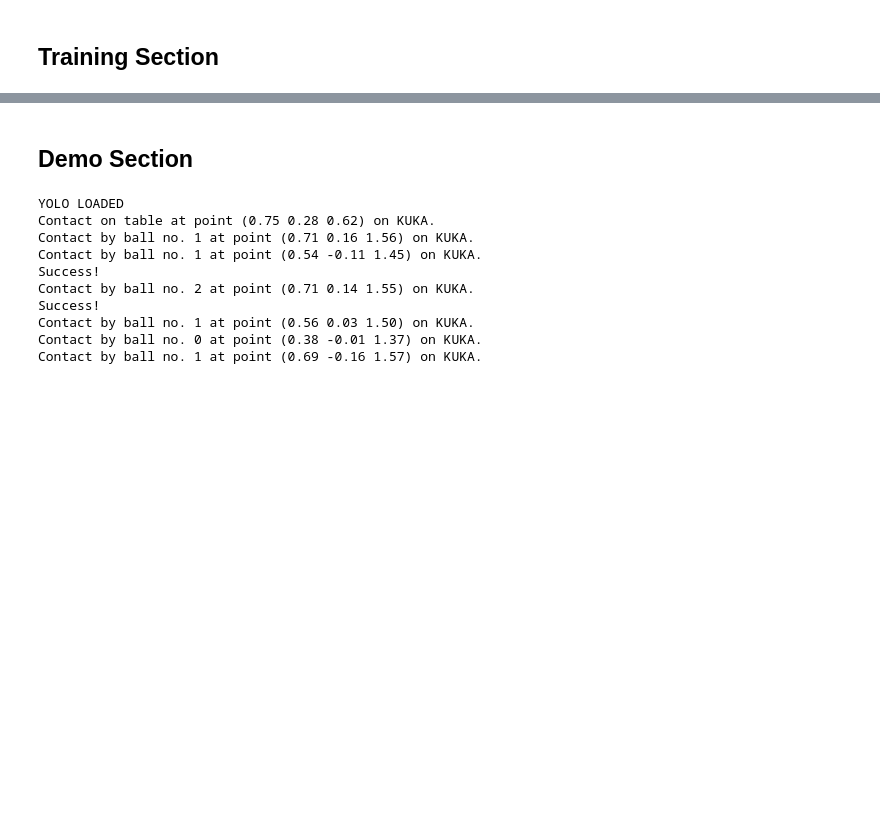
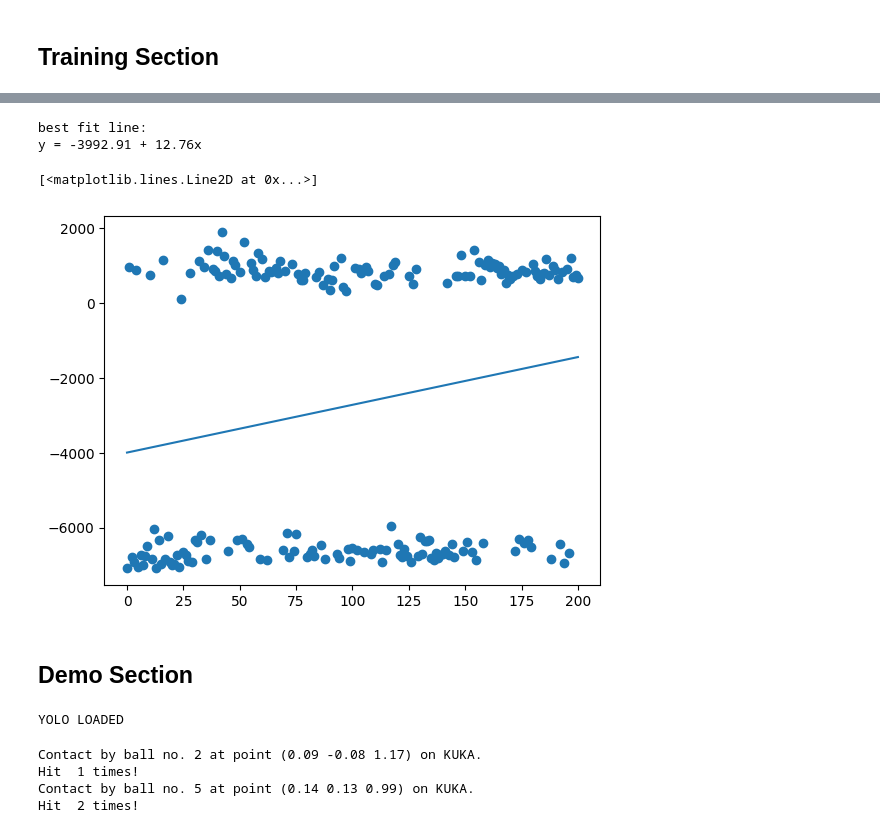
Before and after one commit to Chronat0s/AI-In-Robotics-Project, a Jupyter notebook: main.ipynb, the cells around one changed output, grey strips where cells are left out. Cells and saved outputs as stored; diff of their text form; code cells hidden in the pictures; blank space fills up the shorter version.

```diff
--- a/main.ipynb
+++ b/main.ipynb
@@ -294,3 +293,36 @@ Successful Episodes: 522 / 1201
+# %%
+# solve for a and b
+def best_fit(X, Y):
+
+    xbar = sum(X)/len(X)
+    ybar = sum(Y)/len(Y)
+    n = len(X) # or len(Y)
+
+    numer = sum([xi*yi for xi,yi in zip(X, Y)]) - n * xbar * ybar
+    denum = sum([xi**2 for xi in X]) - n * xbar**2
+
+    b = numer / denum
+    a = ybar - b * xbar
+
+    print('best fit line:\ny = {:.2f} + {:.2f}x'.format(a, b))
+
+    return a, b
+
+# solution
+a, b = best_fit(episode_history, episode_reward_history)
+#best fit line:
+#y = 0.80 + 0.92x
+
+# plot points and fit line
+import matplotlib.pyplot as plt
+plt.scatter(episode_history, episode_reward_history)
+yfit = [a + b * xi for xi in episode_history]
+plt.plot(episode_history, yfit)
+# %% [output]
+best fit line:
+y = -3992.91 + 12.76x
+[<matplotlib.lines.Line2D at 0x...>]
+[figure, added]
 # %% [markdown]
 ## Demo Section
 # %%
@@ -299,12 +331,12 @@ Successful Episodes: 522 / 1201
 # env.reset()
 env = gym.make("cobot_ai4robotics", apply_api_compatibility=True, renders=True, isDiscrete=True, debug=0)
 agent = DQN_Solver(env)
-agent.policy_network.load_state_dict(torch.load("project_policy_network.pkl"))
-# agent.policy_network.eval()
+agent.policy_network.load_state_dict(torch.load("project_policy_network_techfest_y.pkl"))
+agent.policy_network.eval()
 
 ob, _ = env.reset()
+hit_counter = 0
 
-# Modify joint control so that it is a change to the current joint position, not specifying a joint position.
 while True:
     with torch.no_grad():
         q_values = agent.policy_network(torch.tensor(ob, dtype=torch.float32))
@@ -312,25 +344,23 @@ while True:
     ob, reward, done, _, info = env.step(action)
     # ob, reward, done, _, info = env.step(env.action_space.sample()) # Things will not move unless you call env.step.
     # ob, reward, done, _, info = env.step(3)
-    # print(env.action_space.sample())
+    # print(action)
     # print(ob)
+    # print(len(ob))
     # print(reward)
     if done:
-        if reward > 0:
-            print("Success!")
+        hit_counter += 1
+        print("Hit ", hit_counter, "times!")
+        # if reward > 0:
+        #     print("Success!")
         # break
         env.reset()
 env.close()
 # %% [output]
 YOLO LOADED
-Contact on table at point (0.75 0.28 0.62) on KUKA.
-Contact by ball no. 1 at point (0.71 0.16 1.56) on KUKA.
-Contact by ball no. 1 at point (0.54 -0.11 1.45) on KUKA.
-Success!
-Contact by ball no. 2 at point (0.71 0.14 1.55) on KUKA.
-Success!
-Contact by ball no. 1 at point (0.56 0.03 1.50) on KUKA.
-Contact by ball no. 0 at point (0.38 -0.01 1.37) on KUKA.
-Contact by ball no. 1 at point (0.69 -0.16 1.57) on KUKA.
+Contact by ball no. 2 at point (0.09 -0.08 1.17) on KUKA.
+Hit  1 times!
+Contact by ball no. 5 at point (0.14 0.13 0.99) on KUKA.
+Hit  2 times!
 # %%
 env.close()
```
Also changed, not shown: parts of 6 cells of this notebook, 4 other files.
